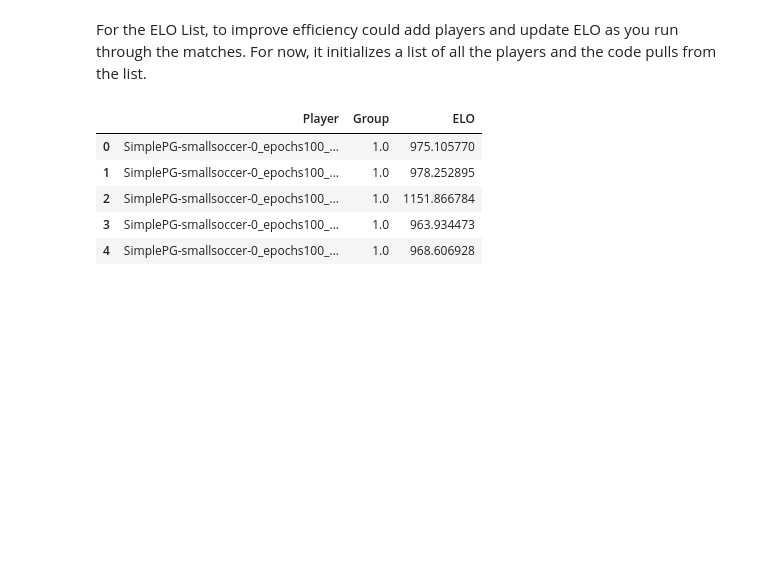
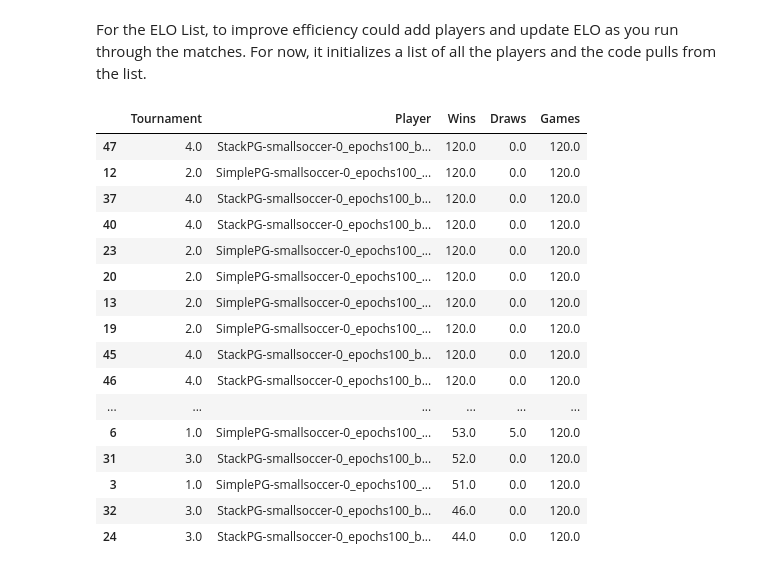
Before and after one commit to bchasnov/masuite, a Jupyter notebook: masuite/analysis/eloscore.ipynb, the cells around one changed output. Cells and saved outputs as stored; diff of their text form; code cells hidden in the pictures; blank space fills up the shorter version.

```diff
--- a/masuite/analysis/eloscore.ipynb
+++ b/masuite/analysis/eloscore.ipynb
@@ -107,9 +128,21 @@ for trn in trn_data:
-# %%
-elo_df.head()
-# %% [output]
-|  | Player | Group | ELO |
-| 0 | SimplePG-smallsoccer-0_epochs100_... | 1.0 | 975.105770 |
-| 1 | SimplePG-smallsoccer-0_epochs100_... | 1.0 | 978.252895 |
-| 2 | SimplePG-smallsoccer-0_epochs100_... | 1.0 | 1151.866784 |
-| 3 | SimplePG-smallsoccer-0_epochs100_... | 1.0 | 963.934473 |
-| 4 | SimplePG-smallsoccer-0_epochs100_... | 1.0 | 968.606928 |
+# %%
+# Wins / Draws / Games for Player 1
+test_df.sort_values(by='Wins', ascending=False)
+# %% [output]
+|  | Tournament | Player | Wins | Draws | Games |
+| 47 | 4.0 | StackPG-smallsoccer-0_epochs100_b... | 120.0 | 0.0 | 120.0 |
+| 12 | 2.0 | SimplePG-smallsoccer-0_epochs100_... | 120.0 | 0.0 | 120.0 |
+| 37 | 4.0 | StackPG-smallsoccer-0_epochs100_b... | 120.0 | 0.0 | 120.0 |
+| 40 | 4.0 | StackPG-smallsoccer-0_epochs100_b... | 120.0 | 0.0 | 120.0 |
+| 23 | 2.0 | SimplePG-smallsoccer-0_epochs100_... | 120.0 | 0.0 | 120.0 |
+| 20 | 2.0 | SimplePG-smallsoccer-0_epochs100_... | 120.0 | 0.0 | 120.0 |
+| 13 | 2.0 | SimplePG-smallsoccer-0_epochs100_... | 120.0 | 0.0 | 120.0 |
+| 19 | 2.0 | SimplePG-smallsoccer-0_epochs100_... | 120.0 | 0.0 | 120.0 |
+| 45 | 4.0 | StackPG-smallsoccer-0_epochs100_b... | 120.0 | 0.0 | 120.0 |
+| 46 | 4.0 | StackPG-smallsoccer-0_epochs100_b... | 120.0 | 0.0 | 120.0 |
+| ... | ... | ... | ... | ... | ... |
+| 6 | 1.0 | SimplePG-smallsoccer-0_epochs100_... | 53.0 | 5.0 | 120.0 |
+| 31 | 3.0 | StackPG-smallsoccer-0_epochs100_b... | 52.0 | 0.0 | 120.0 |
+| 3 | 1.0 | SimplePG-smallsoccer-0_epochs100_... | 51.0 | 0.0 | 120.0 |
+| 32 | 3.0 | StackPG-smallsoccer-0_epochs100_b... | 46.0 | 0.0 | 120.0 |
+| 24 | 3.0 | StackPG-smallsoccer-0_epochs100_b... | 44.0 | 0.0 | 120.0 |
```
Also changed, not shown: parts of 10 cells of this notebook.
